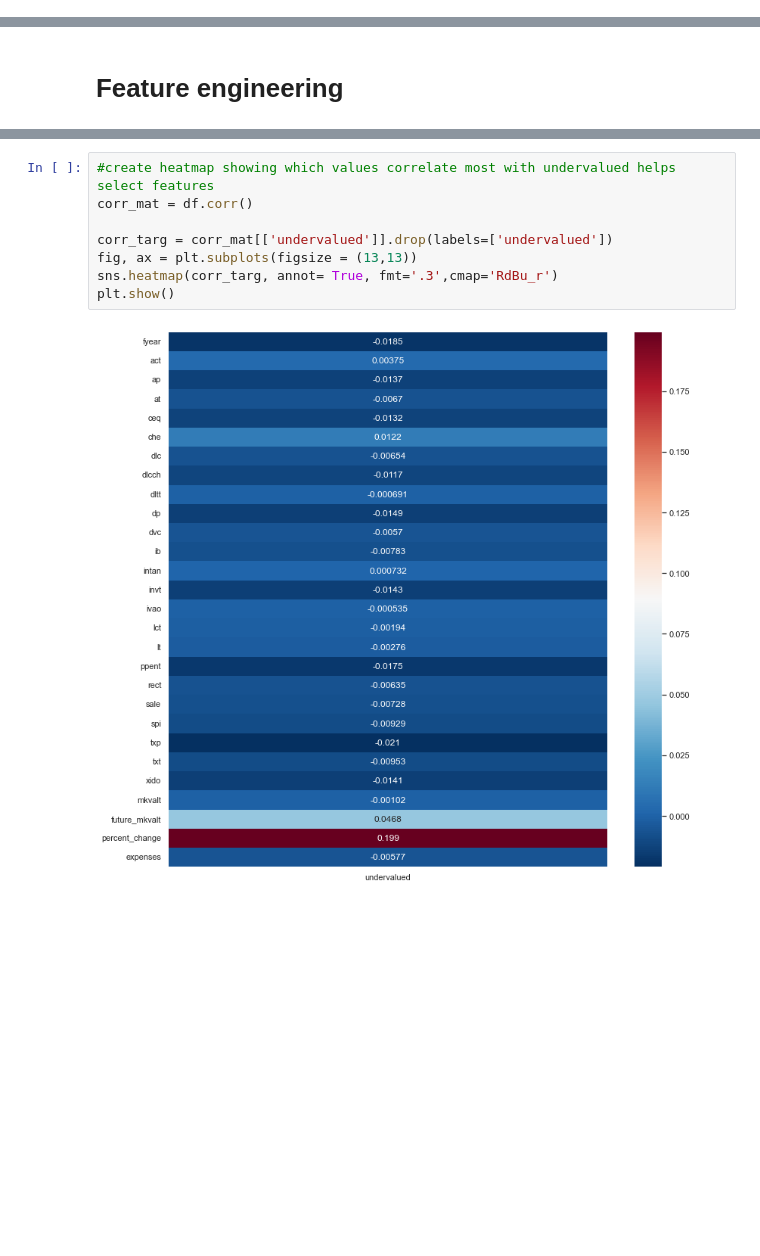
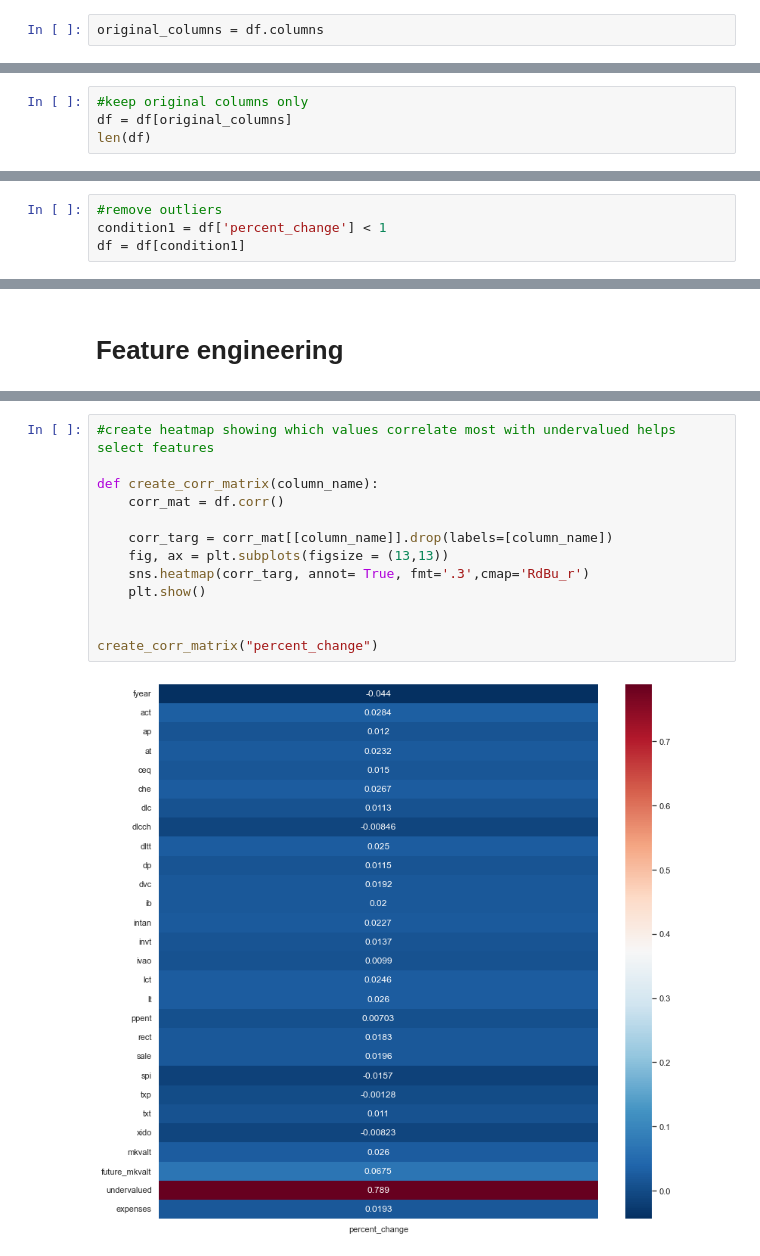
Before and after one commit to yaakoveitan/StonksLLC, a Jupyter notebook: Stonk .ipynb, the cells around one changed output, grey strips where cells are left out. Drawn from its saved outputs; the diff is of its cells as text; blank space fills up the shorter version.

Commit message:
Pipeline, feature engineering, visuals
added ML pipeline to check metrics on different models, added more methods for feature engineering, outlier removal. added some more visualization.

```diff
--- a/Stonk .ipynb
+++ b/Stonk .ipynb
@@ -151,0 +160,2 @@ len(df)
+# %%
+original_columns = df.columns
@@ -151,0 +197,4 @@ len(df)
+# %%
+#keep original columns only
+df = df[original_columns]
+len(df)
@@ -151,0 +219,4 @@ len(df)
+# %%
+#remove outliers
+condition1 = df['percent_change'] < 1
+df = df[condition1]
@@ -175,10 +291,15 @@ array(['ap', 'ceq', 'che', 'dp', 'invt', 'ppent', 'txp', 'xido',
 # %%
 #create heatmap showing which values correlate most with undervalued helps select features
-corr_mat = df.corr()
 
-corr_targ = corr_mat[['undervalued']].drop(labels=['undervalued'])
-fig, ax = plt.subplots(figsize = (13,13))
-sns.heatmap(corr_targ, annot= True, fmt='.3',cmap='RdBu_r')
-plt.show()
+def create_corr_matrix(column_name):
+    corr_mat = df.corr()
+
+    corr_targ = corr_mat[[column_name]].drop(labels=[column_name])
+    fig, ax = plt.subplots(figsize = (13,13))
+    sns.heatmap(corr_targ, annot= True, fmt='.3',cmap='RdBu_r')
+    plt.show()
+
+
+create_corr_matrix("percent_change")
 # %% [output]
-[figure, old version]
+[figure, new version]
```
Also changed, not shown: parts of 26 cells of this notebook.
